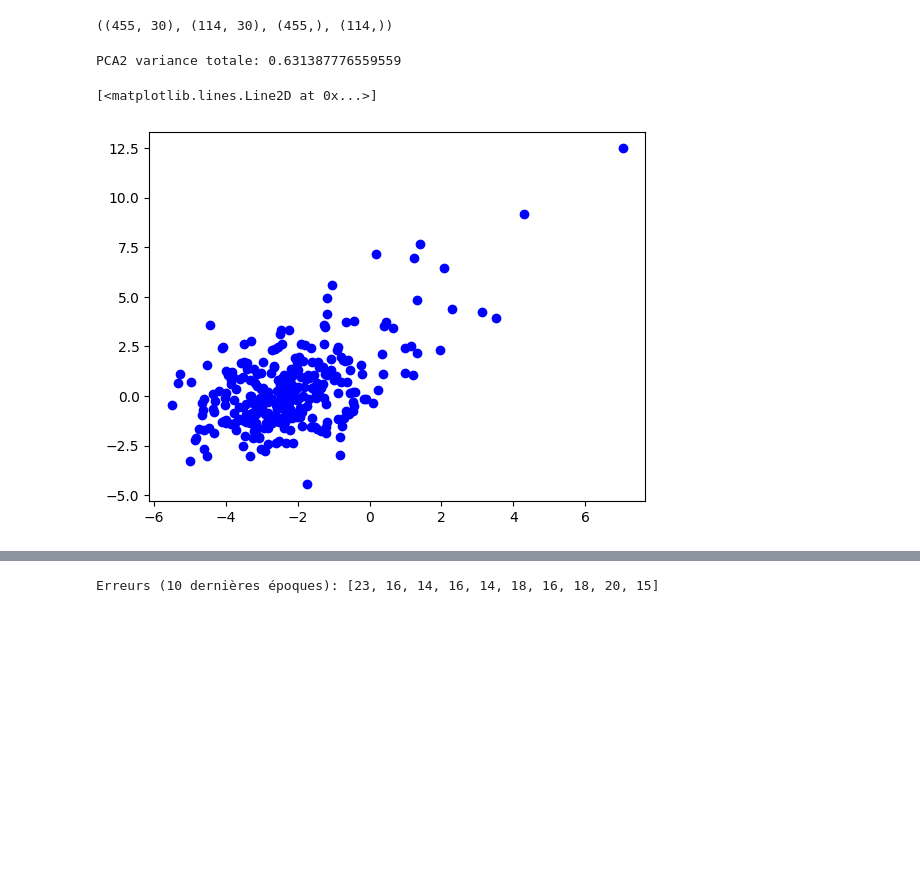
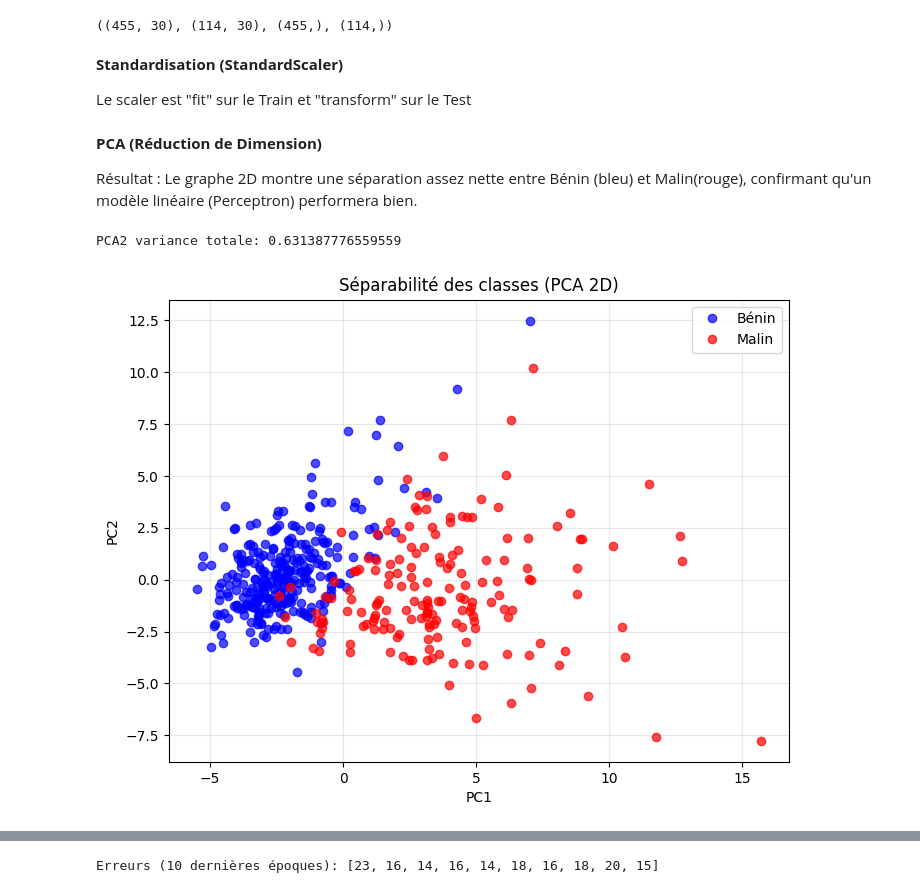
Before and after one commit to NovaStarmax/building-perceptron, a Jupyter notebook: notebooks/perceptron_modelisation.ipynb, the cells around one changed output, grey strips where cells are left out. Saved outputs shown, nothing was run; the diff lists cells and outputs as text; code cells hidden in the pictures; blank space fills up the shorter version.

```diff
--- a/notebooks/perceptron_modelisation.ipynb
+++ b/notebooks/perceptron_modelisation.ipynb
@@ -40,21 +65,40 @@ X_train, X_test, y_train, y_test = train_test_split(
 X_train.shape, X_test.shape, y_train.shape, y_test.shape
 # %% [output]
 ((455, 30), (114, 30), (455,), (114,))
+# %% [markdown]
+**Standardisation (StandardScaler)**
+
+
+Le scaler est "fit" sur le Train et "transform" sur le Test
 # %%
 scaler = StandardScaler()
 X_train_s = scaler.fit_transform(X_train)
 X_test_s = scaler.transform(X_test)
+# %% [markdown]
+**PCA (Réduction de Dimension)**
+
+
+Résultat : Le graphe 2D montre une séparation assez nette entre Bénin (bleu) et Malin(rouge), confirmant qu'un modèle linéaire (Perceptron) performera bien.
 # %%
 pca2 = PCA(n_components=2, random_state=42)
 X_train_pca2 = pca2.fit_transform(X_train_s)
 X_test_pca2 = pca2.transform(X_test_s)
 
 print("PCA2 variance totale:", pca2.explained_variance_ratio_.sum())
-plt.plot(X_train_pca2[y_train == 0][:, 0], X_train_pca2[y_train == 0][:, 1], "bo", label="Benign")
+
+plt.figure(figsize=(8, 6))
+plt.plot(X_train_pca2[y_train == 0][:, 0], X_train_pca2[y_train == 0][:, 1], "bo", alpha=0.7, label="Bénin")
+plt.plot(X_train_pca2[y_train == 1][:, 0], X_train_pca2[y_train == 1][:, 1], "ro", alpha=0.7, label="Malin")
+
+plt.xlabel("PC1")
+plt.ylabel("PC2")
+plt.title("Séparabilité des classes (PCA 2D)")
+plt.legend()
+plt.grid(alpha=0.3)
+plt.show()
 # %% [output]
 PCA2 variance totale: 0.631387776559559
-[<matplotlib.lines.Line2D at 0x...>]
-[figure, old version]
+[figure, new version]
 # %%
 # PCA 95% (modèle)
 pca95 = PCA(n_components=0.95, random_state=42)
```
Also changed, not shown: parts of 13 cells of this notebook.
